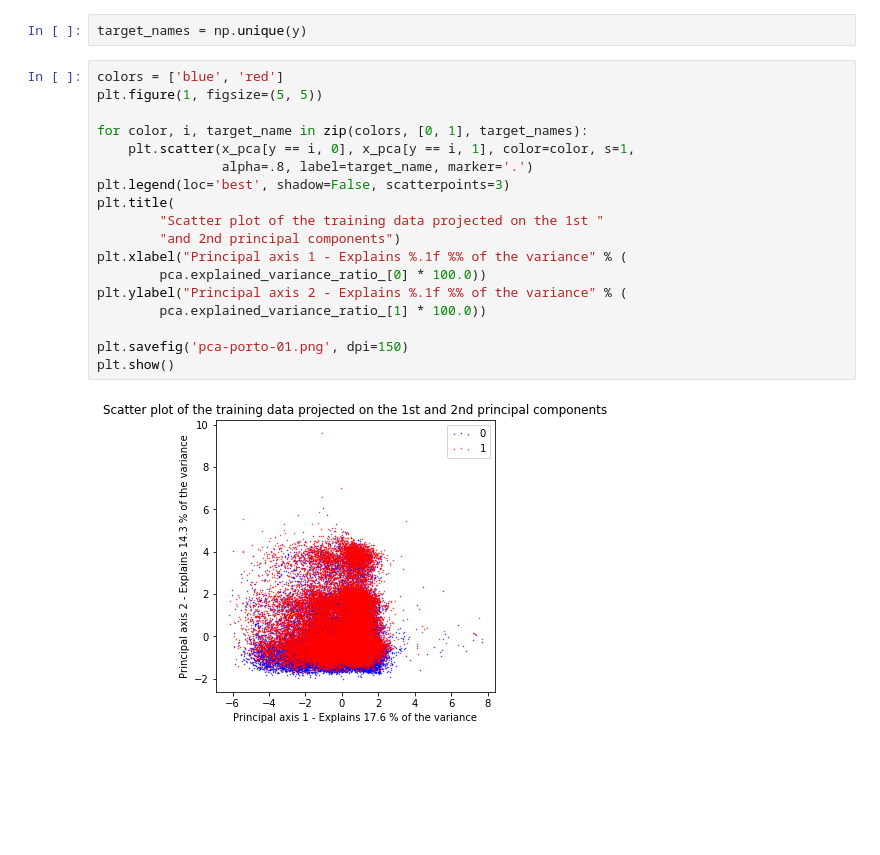
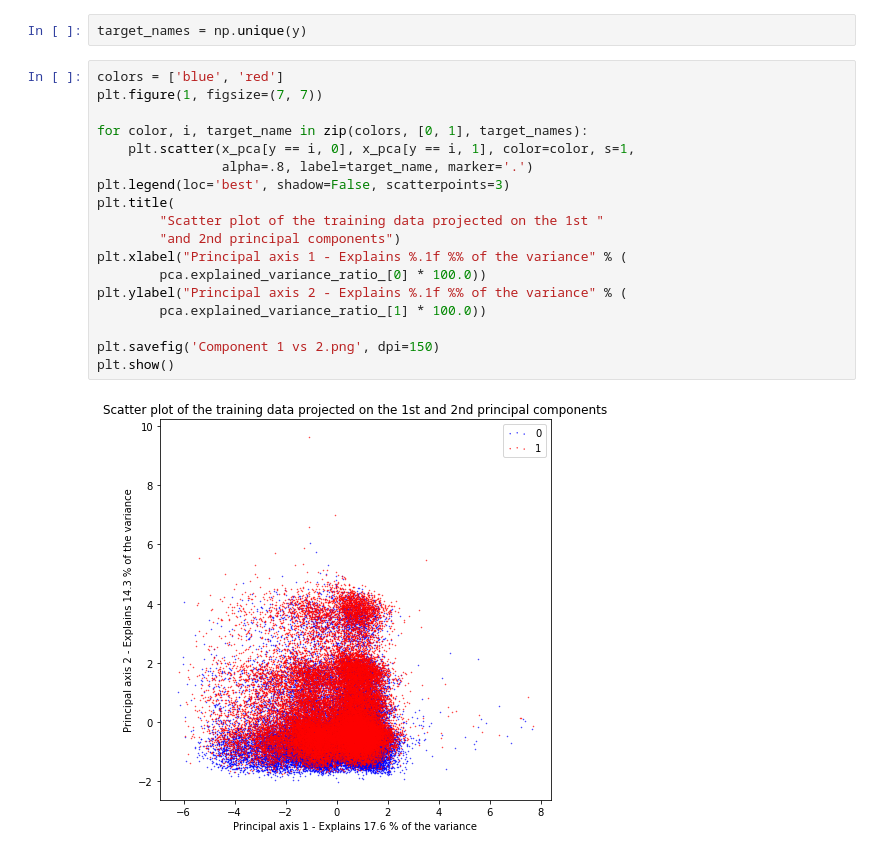
Before and after one commit to faridjafri/cardiovascular-disease-analysis, a Jupyter notebook: Python/PCA.ipynb, the cells around one changed output. Cells and saved outputs as stored; diff of their text form; blank space fills up the shorter version.

```diff
--- a/Python/PCA.ipynb
+++ b/Python/PCA.ipynb
@@ -45,23 +82,23 @@ plt.show()
 target_names = np.unique(y)
 # %%
 colors = ['blue', 'red']
-plt.figure(1, figsize=(5, 5))
+plt.figure(1, figsize=(7, 7))
 
 for color, i, target_name in zip(colors, [0, 1], target_names):
     plt.scatter(x_pca[y == i, 0], x_pca[y == i, 1], color=color, s=1,
                 alpha=.8, label=target_name, marker='.')
 plt.legend(loc='best', shadow=False, scatterpoints=3)
 plt.title(
         "Scatter plot of the training data projected on the 1st "
         "and 2nd principal components")
 plt.xlabel("Principal axis 1 - Explains %.1f %% of the variance" % (
         pca.explained_variance_ratio_[0] * 100.0))
 plt.ylabel("Principal axis 2 - Explains %.1f %% of the variance" % (
         pca.explained_variance_ratio_[1] * 100.0))
 
-plt.savefig('pca-porto-01.png', dpi=150)
+plt.savefig('Component 1 vs 2.png', dpi=150)
 plt.show()
 # %% [output]
-[figure, old version]
+[figure, new version]
 # %%
 colors = ['blue', 'red']
```
Also changed, not shown: parts of 5 cells of this notebook, 18 other files.
